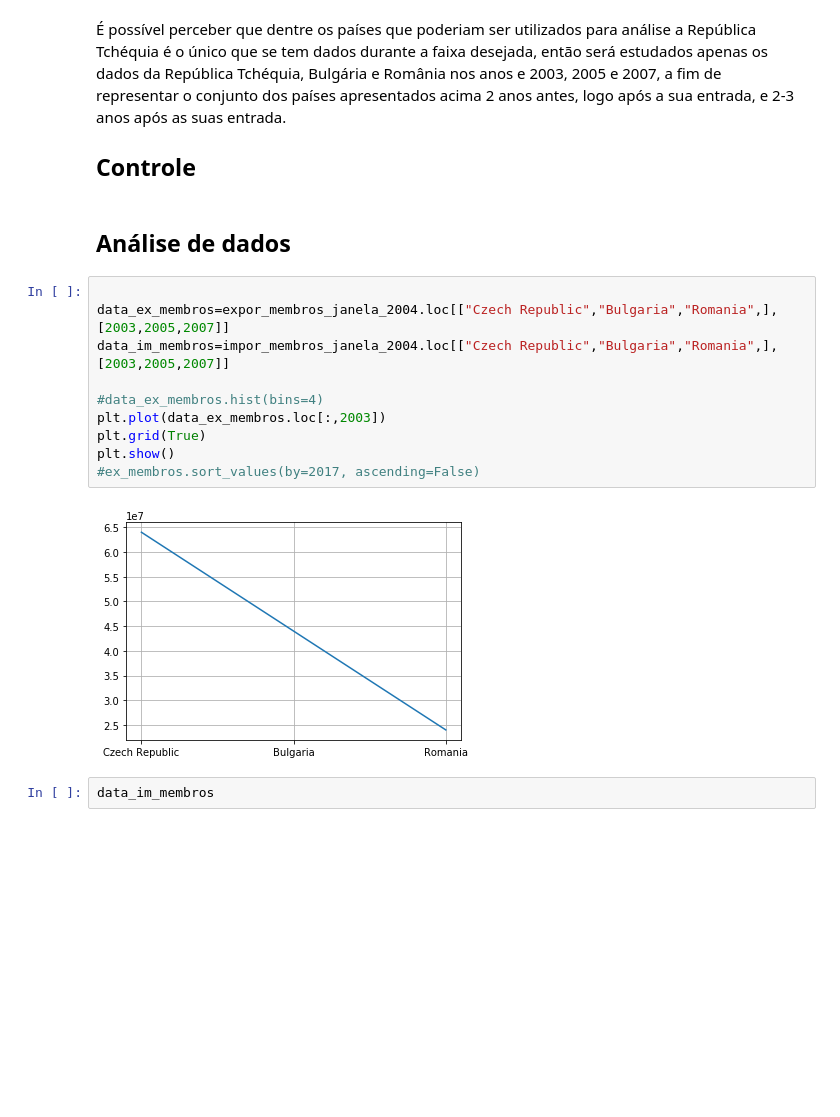
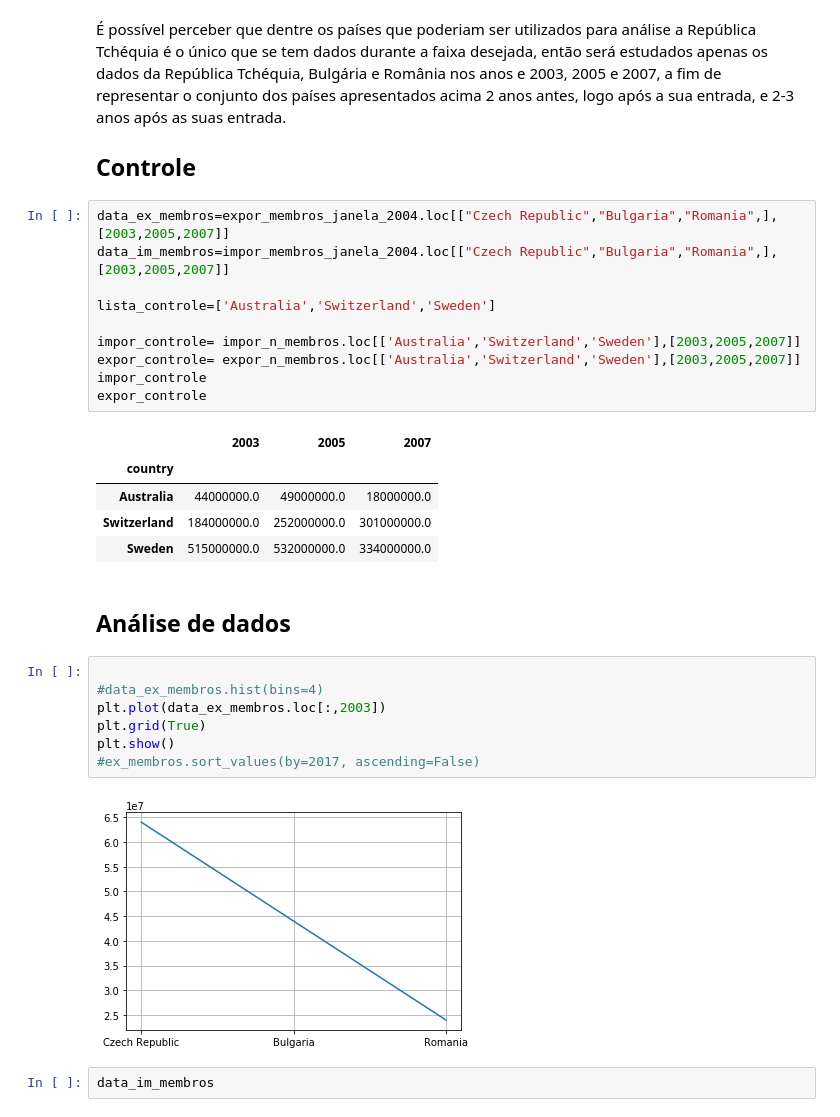
Before and after one commit to VergaraC/Ciencia_dos_dados_P1, a Jupyter notebook: P1-Victor_Vergara.ipynb, the cells around one changed output. Cells and saved outputs as stored; diff of their text form; blank space fills up the shorter version.

```diff
--- a/P1-Victor_Vergara.ipynb
+++ b/P1-Victor_Vergara.ipynb
@@ -123,13 +122,26 @@ impor_membros_janela_2004
 # %% [markdown]
 É possível perceber que dentre os países que poderiam ser utilizados para análise a República Tchéquia é o único que se tem dados durante a faixa desejada, então será estudados apenas os dados da República Tchéquia, Bulgária e România nos anos e 2003, 2005 e 2007, a fim de representar o conjunto dos países apresentados acima 2 anos antes, logo após a sua entrada, e 2-3 anos após as suas entrada.
 ## Controle
+# %%
+data_ex_membros=expor_membros_janela_2004.loc[["Czech Republic","Bulgaria","Romania",],[2003,2005,2007]]
+data_im_membros=impor_membros_janela_2004.loc[["Czech Republic","Bulgaria","Romania",],[2003,2005,2007]]
+
+lista_controle=['Australia','Switzerland','Sweden']
+
+impor_controle= impor_n_membros.loc[['Australia','Switzerland','Sweden'],[2003,2005,2007]]
+expor_controle= expor_n_membros.loc[['Australia','Switzerland','Sweden'],[2003,2005,2007]]
+impor_controle
+expor_controle
+# %% [output]
+|  | 2003 | 2005 | 2007 |
+| country |  |  |  |
+| Australia | 44000000.0 | 49000000.0 | 18000000.0 |
+| Switzerland | 184000000.0 | 252000000.0 | 301000000.0 |
+| Sweden | 515000000.0 | 532000000.0 | 334000000.0 |
 # %% [markdown]
 
 ## Análise de dados
 # %%
-
-data_ex_membros=expor_membros_janela_2004.loc[["Czech Republic","Bulgaria","Romania",],[2003,2005,2007]]
-data_im_membros=impor_membros_janela_2004.loc[["Czech Republic","Bulgaria","Romania",],[2003,2005,2007]]
 
 #data_ex_membros.hist(bins=4)
 plt.plot(data_ex_membros.loc[:,2003])
```
Also changed, not shown: parts of 2 cells of this notebook.
